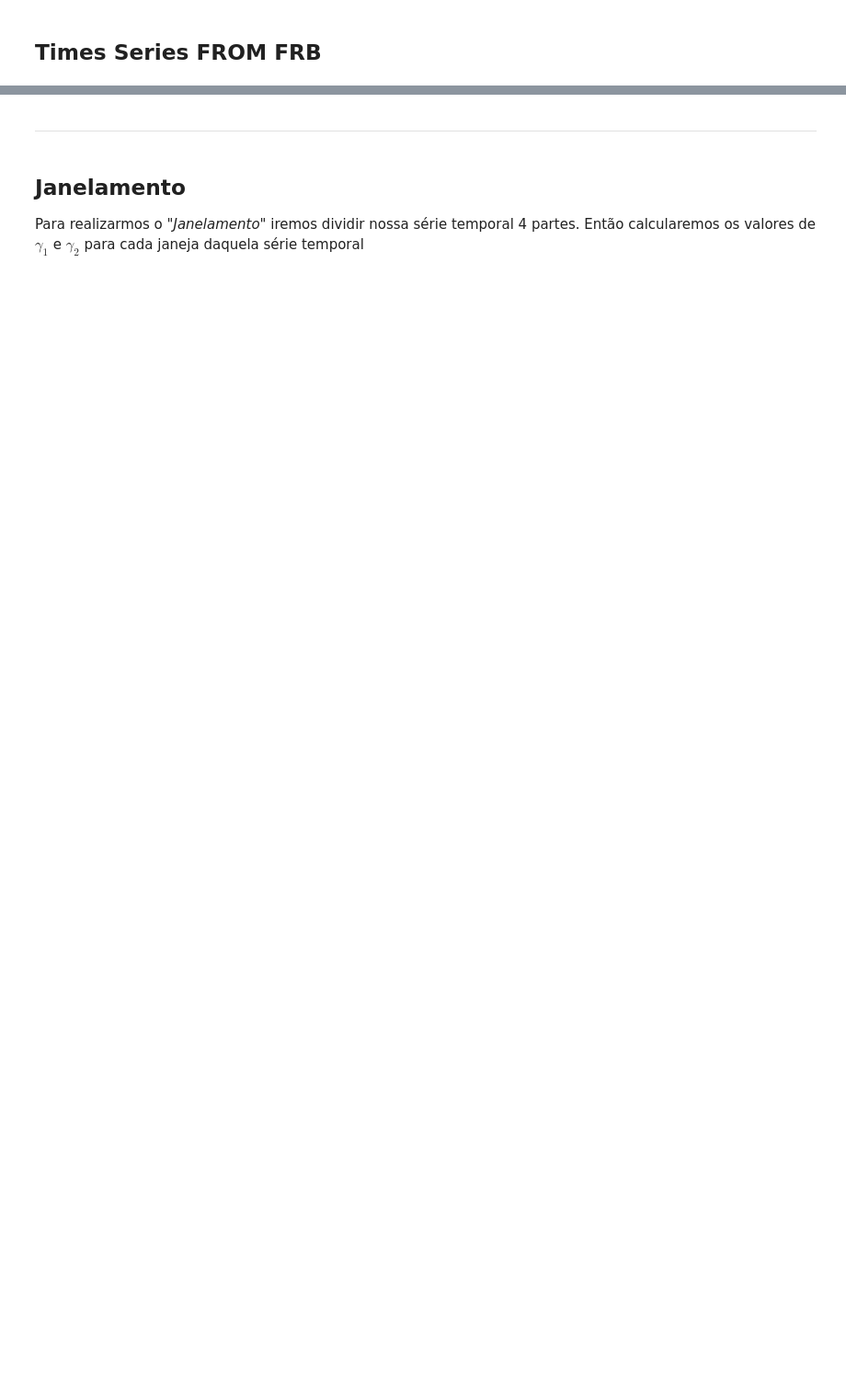
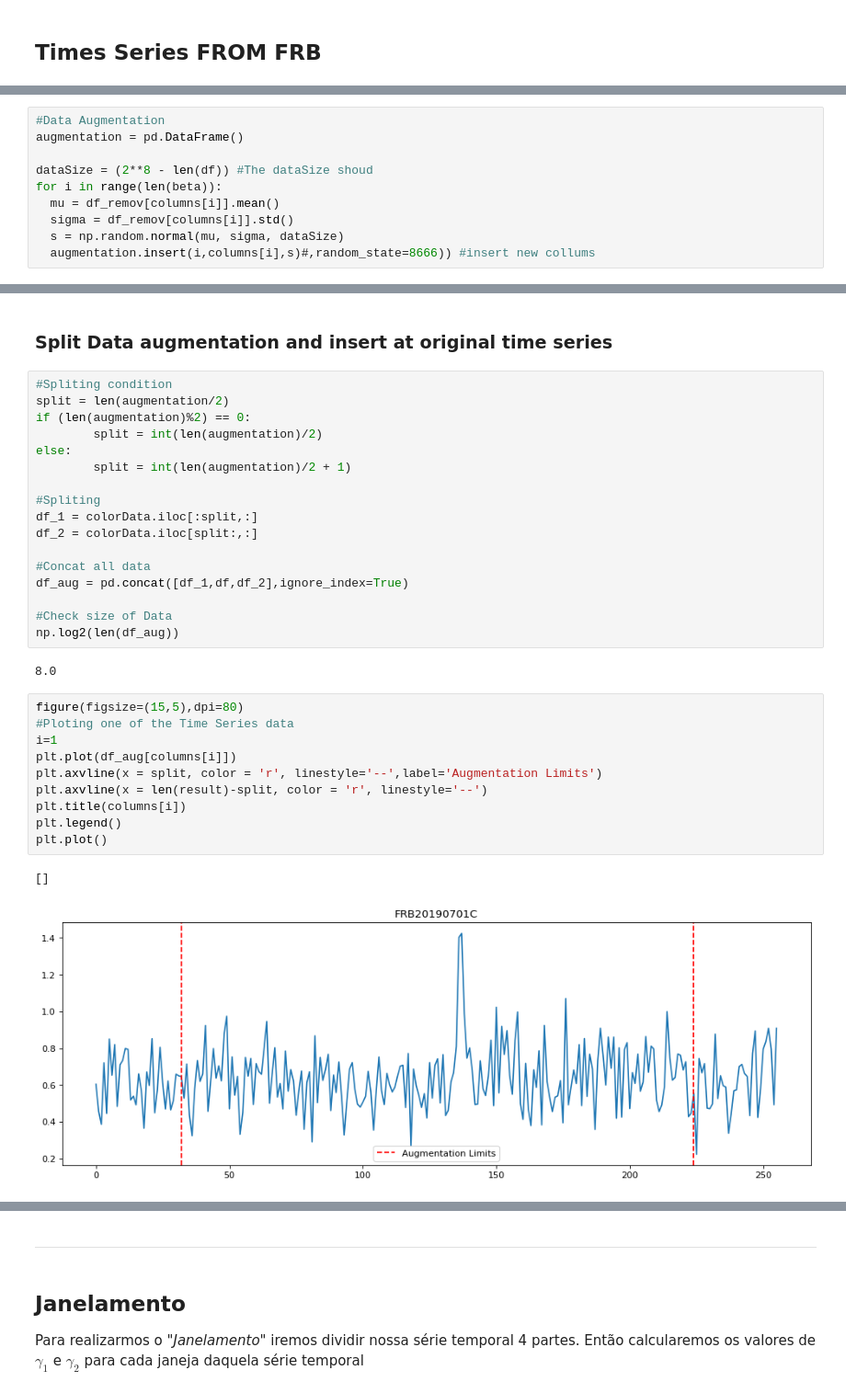
Before and after one commit to barauna-lo/Computational_Statistics, a Jupyter notebook: CAP417_FINAL_PROJECT.ipynb, the cells around one changed output, grey strips where cells are left out. Shown at 92% size. Drawn from its saved outputs; the diff is of its cells as text; blank space fills up the shorter version.

```diff
--- a/CAP417_FINAL_PROJECT.ipynb
+++ b/CAP417_FINAL_PROJECT.ipynb
@@ -146,0 +212,10 @@ Calcular $\gamma_2$
+# %%
+#Data Augmentation
+augmentation = pd.DataFrame()
+
+dataSize = (2**8 - len(df)) #The dataSize shoud
+for i in range(len(beta)):
+  mu = df_remov[columns[i]].mean()
+  sigma = df_remov[columns[i]].std()
+  s = np.random.normal(mu, sigma, dataSize)
+  augmentation.insert(i,columns[i],s)#,random_state=8666)) #insert new collums
@@ -147 +241,35 @@ Calcular $\gamma_2$
+# %% [markdown]
+### Split Data augmentation and insert at original time series
+# %%
+#Spliting condition
+split = len(augmentation/2)
+if (len(augmentation)%2) == 0:
+        split = int(len(augmentation)/2)
+else:
+        split = int(len(augmentation)/2 + 1)
+
+#Spliting
+df_1 = colorData.iloc[:split,:]
+df_2 = colorData.iloc[split:,:]
+
+#Concat all data
+df_aug = pd.concat([df_1,df,df_2],ignore_index=True)
+
+#Check size of Data
+np.log2(len(df_aug))
+# %% [output]
+8.0
+# %%
+figure(figsize=(15,5),dpi=80)
+#Ploting one of the Time Series data
+i=1
+plt.plot(df_aug[columns[i]])
+plt.axvline(x = split, color = 'r', linestyle='--',label='Augmentation Limits')
+plt.axvline(x = len(result)-split, color = 'r', linestyle='--')
+plt.title(columns[i])
+plt.legend()
+plt.plot()
+# %% [output]
+[]
+[figure, added]
 # %% [markdown]
```
Also changed, not shown: parts of 56 cells of this notebook.
